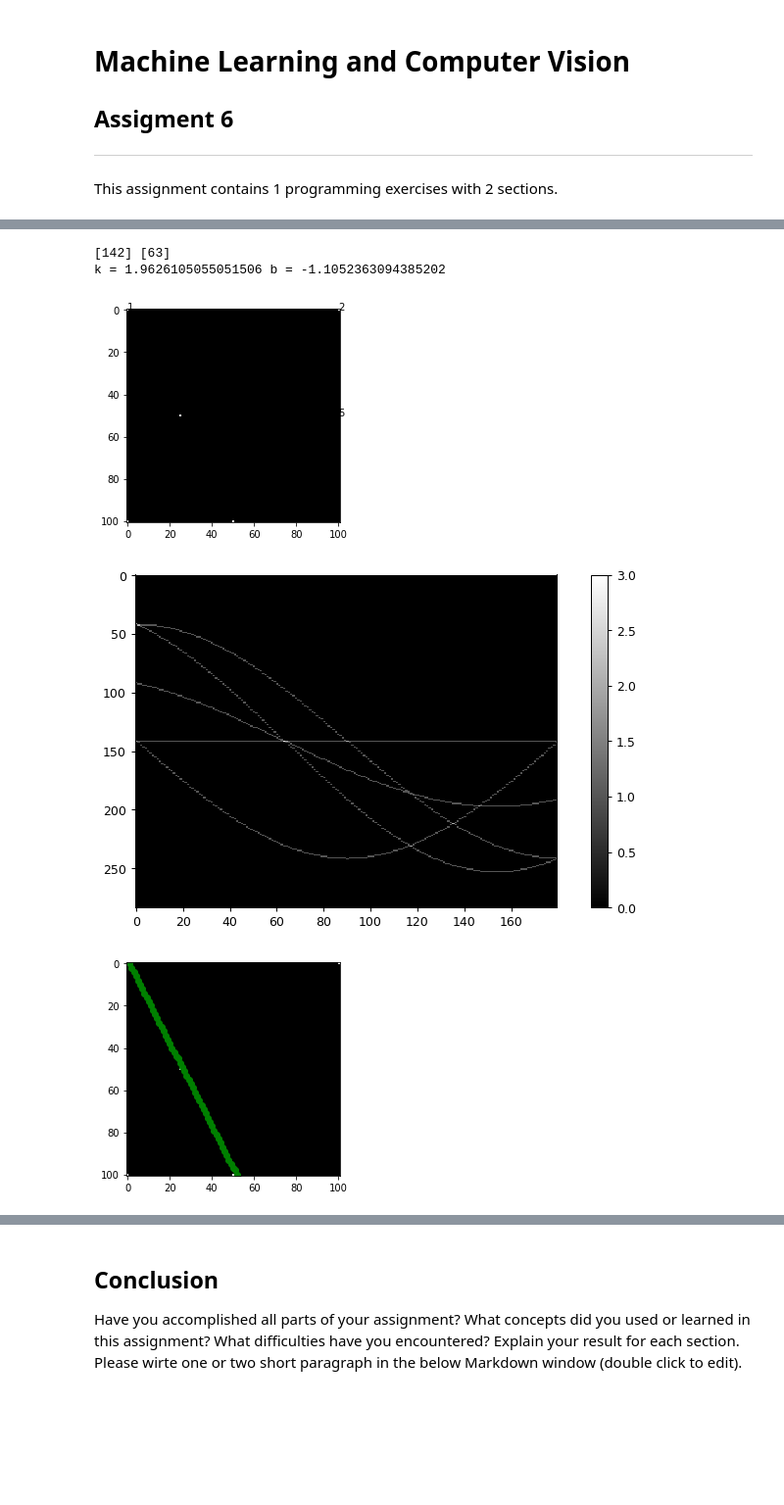
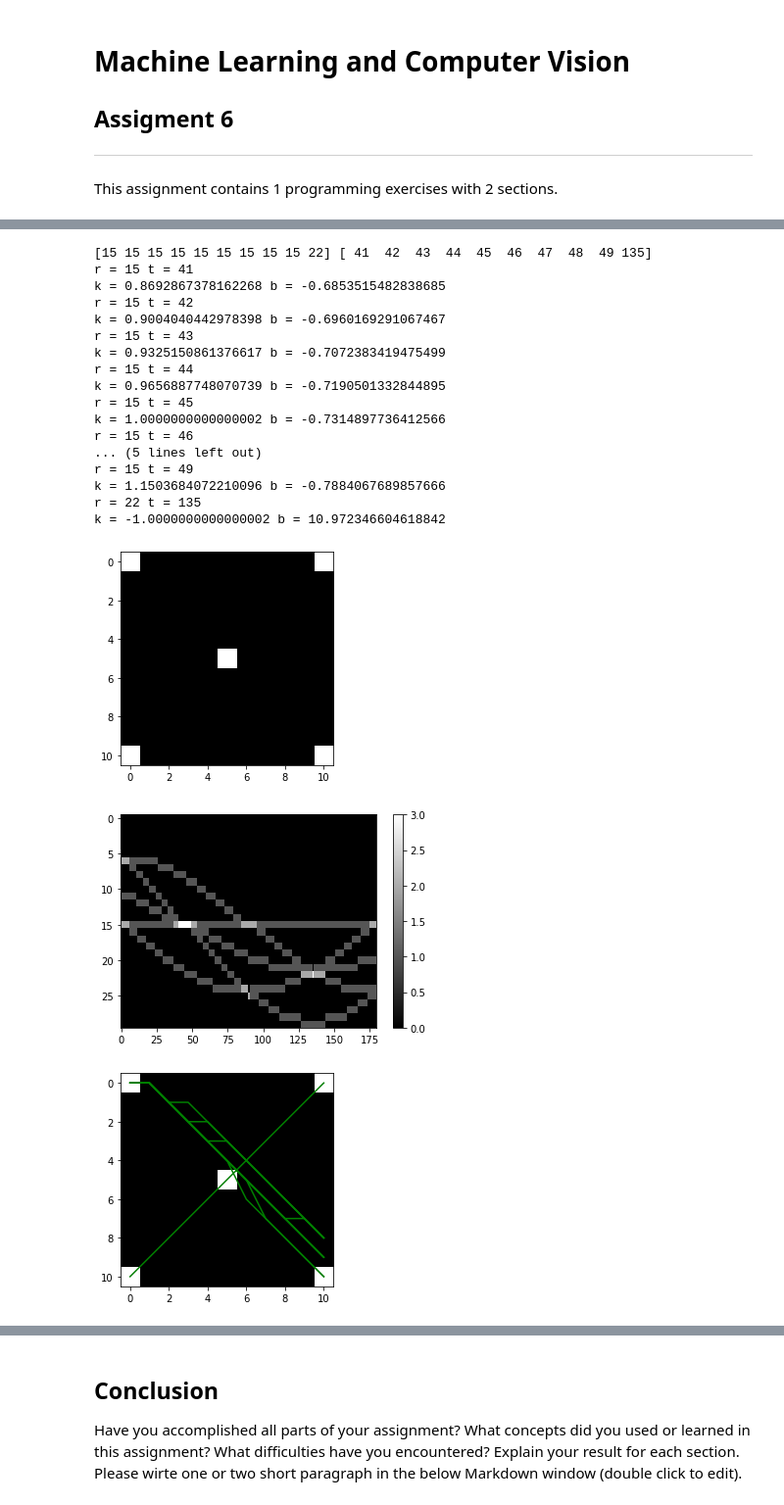
Before and after one commit to wxharry/Computer-vision, a Jupyter notebook: Semantic Segmentation with application in Computer Vision (Xiaohan)/assignment6/assignment6.ipynb, the cells around one changed output, grey strips where cells are left out. Shown: that part at 98% size. Saved outputs shown, nothing was run; the diff lists cells and outputs as text; code cells hidden in the pictures; blank space fills up the shorter version.

```diff
--- a/Semantic Segmentation with application in Computer Vision (Xiaohan)/assignment6/assignment6.ipynb
+++ b/Semantic Segmentation with application in Computer Vision (Xiaohan)/assignment6/assignment6.ipynb
@@ -69,80 +69,75 @@ def Hough_transform(img):
 
 def plot_detected_line(img, hough, rhos, thetas, threshold):
     idx_r, idx_t = np.where(hough >= threshold)
-    print(idx_r, idx_t)
     H, W = img.shape
-#     lines = np.zeros((H, W))
-    xout = []
-    yout = []
-    rho = np.int(np.sqrt(H*H + W*W))
     for r, t in zip(idx_r, idx_t):
 #         print('r =',r, 't =',t)
         r = rhos[r]
         t = thetas[t]
-#         print('r =',r, 't =',t)
         if np.tan(t) == 0:
-            plt.scatter([r]*H, [range(W)], color='g')
+            plt.plot([r]*H, range(W), color='g')
         else :
             k = -1/np.tan(t)
             b = r/np.sin(t)
             print('k =',k, 'b =',b)
-            plt.scatter( [range(H)], [int(k*x+b) for x in range(H)], color='g')
-            yout.append([int(k*x+b) for x in range(H)])
-            xout.append([range(H)])
-#             print('k =',k, 'b =',b)
-#             for x in range(H):
-#                 y = k*x+b
-#                 if y < W:
-#                     lines[int(y), x] = 1
-    return xout, yout
+            plt.plot( range(H), [int(k*x+b) for x in range(H)], color='g')
 
 
 # create your 11x11 test image
 
 # original image
-# im = np.zeros((11, 11))
-im = np.zeros((101, 101))
+im = np.zeros((11, 11))
+# im = np.zeros((101, 101))
+
 H ,W = im.shape
-# loList = [(0,0), (H-1, 0),((H-1)//2, (W-1)//2),(0, W-1),(H-1, W-1)]
-loList = [(0,0), (H-1, 0),((H-1)//2, (W-1)//4),(0, W-1),(H-1, (W-1)//2)]
+loList = [(0,0), (H-1, 0),((H-1)//2, (W-1)//2),(0, W-1),(H-1, W-1)]
+# loList = [(0,0), (H-1, 0),((H-1)//2, (W-1)//4),(0, W-1),(H-1, (W-1)//2)]
 
 
 k=1
 for i in loList:
     im[i[0], i[1]] = 1
-    plt.text(i[0], i[1], k)
+#     plt.text(i[0], i[1], k)
     k+=1
 # hough transform plot
 hough, rhos, thetas = Hough_transform(im)
-# print(rhos, thetas)
-# with edge detection
-# xout, yout = plot_detected_line(im, hough, rhos, thetas, 2)
-# print(xout, yout)
-# imAddLine = im + line
-# imAddLine[np.where(imAddLine > 0)] = 1
 
 #Sample call and plot
 plt.imshow(im, cmap='gray')
-fig = plt.figure(dpi=90, figsize=(10, 5))
-# plt.xticks([])
-# plt.yticks([])
-plt.imshow(hough, cmap='gray', aspect=0.5)
+plt.figure()
+# plt.xticks(rhos)
+# plt.yticks(thetas)
+# plt.imshow(hough, cmap='gray', aspect=4)
+plt.imshow(hough, cmap='gray', aspect=5)
 plt.colorbar()
 
 plt.figure()
 # plt.imshow(imAddLine, cmap='gray')
 # plt.imshow(line, cmap='gray')
-# for i in range(len(yout)):
-#     plt.scatter(xout[i], yout[i], color='g')
 plot_detected_line(im, hough, rhos, thetas, 3)
 plt.imshow(im, cmap='gray')
 plt.show()
 # %% [output]
-[142] [63]
-k = 1.9626105055051506 b = -1.1052363094385202
+[15 15 15 15 15 15 15 15 15 22] [ 41  42  43  44  45  46  47  48  49 135]
+r = 15 t = 41
+k = 0.8692867378162268 b = -0.6853515482838685
+r = 15 t = 42
+k = 0.9004040442978398 b = -0.6960169291067467
+r = 15 t = 43
+k = 0.9325150861376617 b = -0.7072383419475499
+r = 15 t = 44
+k = 0.9656887748070739 b = -0.7190501332844895
+r = 15 t = 45
+k = 1.0000000000000002 b = -0.7314897736412566
+r = 15 t = 46
+... (5 lines left out)
+r = 15 t = 49
+k = 1.1503684072210096 b = -0.7884067689857666
+r = 22 t = 135
+k = -1.0000000000000002 b = 10.972346604618842
-[figure, old version]
+[figure, new version]
-[figure, old version]
+[figure, new version]
-[figure, old version]
+[figure, new version]
 # %%
 import cv2
 import numpy as np
```
Also changed, not shown: parts of 1 cell of this notebook, 11 other files.
